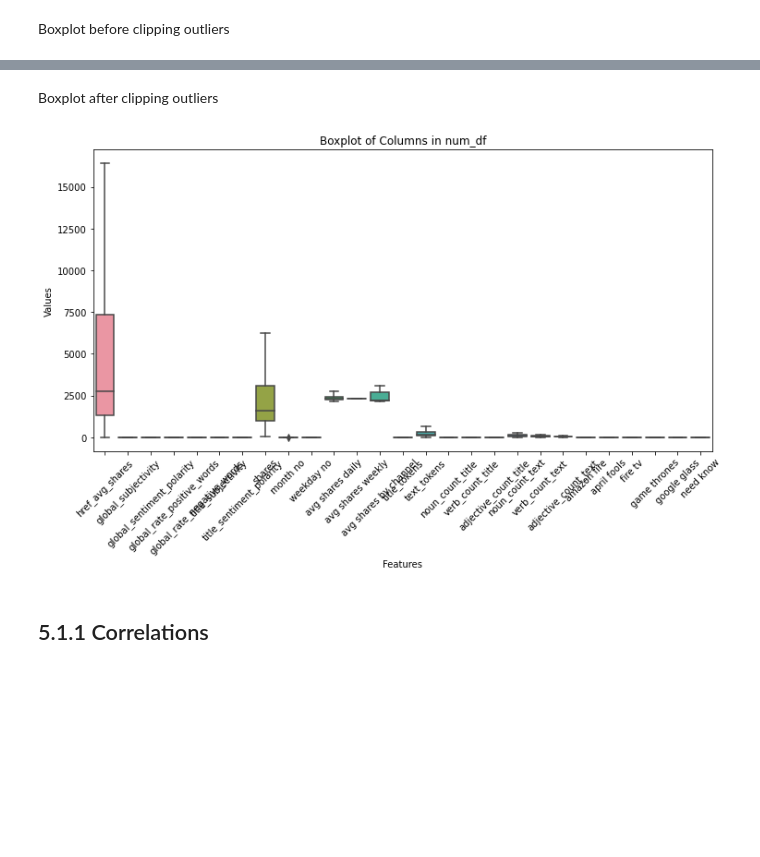
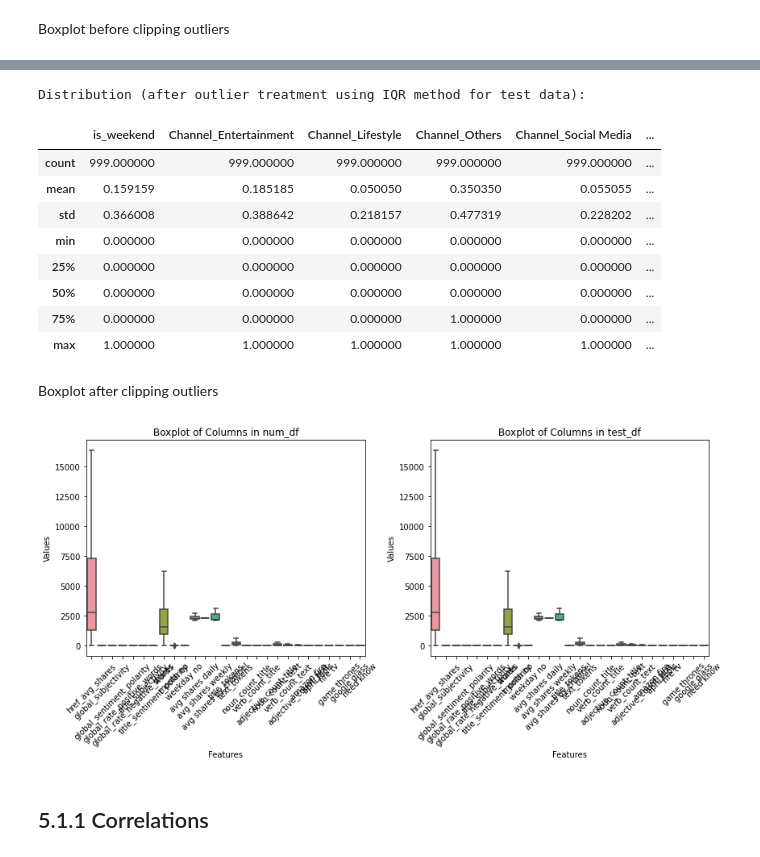
Before and after one commit to smafraim/News-Articles-Share-Prediction-using-Machine-Learning, a Jupyter notebook: Notebooks/ML_model building.ipynb, the cells around one changed output, grey strips where cells are left out. Cells and saved outputs as stored; diff of their text form; code cells hidden in the pictures; blank space fills up the shorter version.

```diff
--- a/Notebooks/ML_model building.ipynb
+++ b/Notebooks/ML_model building.ipynb
@@ -36,7 +36,9 @@ import warnings
 warnings.filterwarnings('ignore')
 
 df = pd.read_csv('data/news_share_model_ready.csv')
+test_df = pd.read_csv('data/news_test_data.csv')
 print(df.shape)
+print(test_df.shape)
 df.head()
 # %% [output]
 (999, 57)
@@ -94,7 +127,10 @@ Columns like `is_weekend`, `month no`, `weekday no`, and categorical variables r
 # %%
 num_df = df.drop(columns = ['cleaned_title', 'cleaned_text', 'weekday','month',
        'cleaned_data_channel',])
+test_df = test_df.drop(columns = ['cleaned_title', 'cleaned_text', 'weekday','month',
+       'cleaned_data_channel',])
 num_df.shape
+test_df.shape
 # %% [output]
 (999, 52)
 # %%
@@ -163,9 +210,10 @@ def treat_outliers_iqr(num, col):
 num_df_treated = num_df.copy()
 
 for col in cols_to_treat:
-    num_df_treated = treat_outliers_iqr(num_df_treated, col)
+    num_df_treated = treat_outliers_iqr(num_df, col)
+    test_df_treated = treat_outliers_iqr(test_df, col)
 
 print("\nDistribution (after outlier treatment using IQR method):")
-cols_to_treat.describe()
+num_df_treated.describe()
 # %% [output]
 Distribution (after outlier treatment using IQR method):
@@ -181,16 +229,43 @@ Distribution (after outlier treatment using IQR method):
+# %%
+print("\nDistribution (after outlier treatment using IQR method for test data):")
+test_df_treated.describe()
+# %% [output]
+Distribution (after outlier treatment using IQR method for test data):
+|  | is_weekend | Channel_Entertainment | Channel_Lifestyle | Channel_Others | Channel_Social Media | ... |
+| count | 999.000000 | 999.000000 | 999.000000 | 999.000000 | 999.000000 | ... |
+| mean | 0.159159 | 0.185185 | 0.050050 | 0.350350 | 0.055055 | ... |
+| std | 0.366008 | 0.388642 | 0.218157 | 0.477319 | 0.228202 | ... |
+| min | 0.000000 | 0.000000 | 0.000000 | 0.000000 | 0.000000 | ... |
+| 25% | 0.000000 | 0.000000 | 0.000000 | 0.000000 | 0.000000 | ... |
+| 50% | 0.000000 | 0.000000 | 0.000000 | 0.000000 | 0.000000 | ... |
+| 75% | 0.000000 | 0.000000 | 0.000000 | 1.000000 | 0.000000 | ... |
+| max | 1.000000 | 1.000000 | 1.000000 | 1.000000 | 1.000000 | ... |
 # %% [markdown]
 Boxplot after clipping outliers
 # %%
 plt.figure(figsize=(12, 6))
-sns.boxplot( data = num_df_treated.iloc[:,15:42])
 
+
+plt.subplot(1, 2, 1)  # 1 row, 2 columns, first subplot
+sns.boxplot(data=num_df_treated.iloc[:, 15:42])
 plt.xticks(rotation=45)
 plt.xlabel('Features')
 plt.ylabel('Values')
 plt.title('Boxplot of Columns in num_df')
+
+
+plt.subplot(1, 2, 2)  # 1 row, 2 columns, second subplot
+sns.boxplot(data=test_df_treated.iloc[:, 15:42])
+plt.xticks(rotation=45)
+plt.xlabel('Features')
+plt.ylabel('Values')
+plt.title('Boxplot of Columns in test_df')
+
+
+plt.tight_layout()
 plt.show()
 # %% [output]
-[figure, old version]
+[figure, new version]
 # %% [markdown]
 ## 5.1.1 Correlations
 # %%
```
Also changed, not shown: parts of 72 cells of this notebook, 6 other files.
